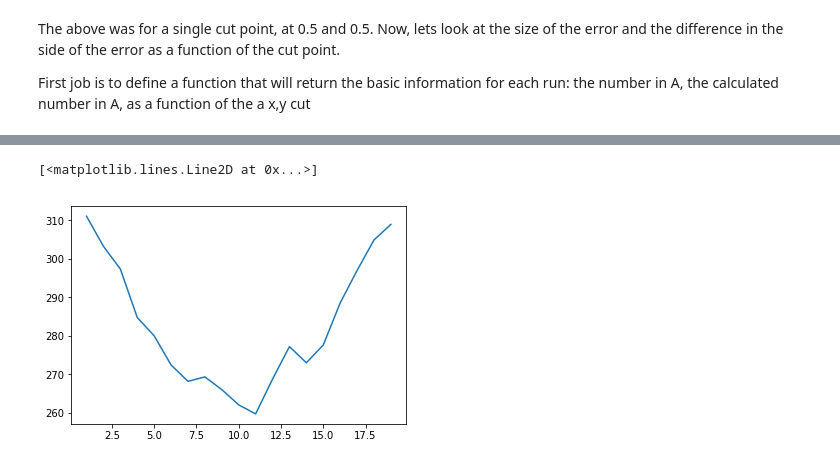
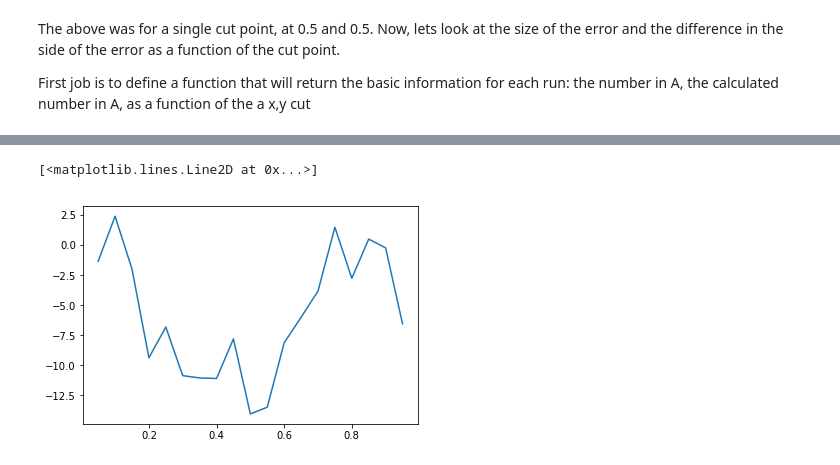
Before and after one commit to gordonwatts/ABCDStatTests, a Jupyter notebook: notebooks/ABCDStatStudy.ipynb, the cells around one changed output, grey strips where cells are left out. Drawn from its saved outputs; the diff is of its cells as text; code cells hidden in the pictures.

```diff
--- a/notebooks/ABCDStatStudy.ipynb
+++ b/notebooks/ABCDStatStudy.ipynb
@@ -24,8 +25,12 @@ Make running the ABCDTester code easy from within this notebook
 # %%
 import os
 import pandas as pd
-def abcd_run(nevents = 100000, ntrials=20000, x_cut = 0.5, y_cut = 0.5):
-    cmd = '%s --NEvents %d --NTrials %d --XCut %f --YCut %f --MinError 0.005 > run.txt' % (ABCDTesterPath, nevents, ntrials, x_cut, y_cut)
+def abcd_run(nevents = 100000, ntrials=20000, x_cut = 0.5, y_cut = 0.5, min_error = 0.005):
+    if min_error > 0.0:
+        stop_condition = "--MinError %f" % min_error
+    else:
+        stop_condition = "--NEvents %d" % nevents
+    cmd = '%s --NTrials %d --XCut %f --YCut %f %s > run.txt' % (ABCDTesterPath, ntrials, x_cut, y_cut, stop_condition)
     if os.system(cmd) != 0:
         raise RuntimeError ("Unable to run %s" % cmd)
     v = pd.read_csv("run.txt")
@@ -140,8 +145,8 @@ The above was for a single cut point, at 0.5 and 0.5. Now, lets look at the size
 
 First job is to define a function that will return the basic information for each run: the number in A, the calculated number in A, as a function of the a x,y cut
 # %%
-def calcErrorForXYCut(x_cut = 0.5, y_cut = 0.5, ntrials = 10000):
-    v = abcd_run(ntrials = ntrials, x_cut = x_cut, y_cut = y_cut)
+def calcErrorForXYCut(x_cut = 0.5, y_cut = 0.5, ntrials = 10000, min_error = 0.005, nevents = 1000):
+    v = abcd_run(ntrials = ntrials, x_cut = x_cut, y_cut = y_cut, nevents = nevents, min_error = min_error)
     fitDataCalcA = fitGaus(v['CalcA'], plot = False)
     return (v['A'].mean(), v['CalcA StdDev'].mean(), abs(fitDataCalcA[2]))
 # %% [markdown]
@@ -168,4 +177,4 @@ Here it is very stable by the time we hit about 5000. It would be interesting to
 Lets look at the behavior of the errors as a function of the x/y cut when they are run together.
 # %%
 cut_values = range(1, 20)
-abcd_at_cuts = [calcErrorForXYCut(x_cut = c*0.05, y_cut = c*0.05, ntrials=10000) for c in cut_values]
+abcd_at_cuts = [calcErrorForXYCut(x_cut = c*0.05, y_cut = c*0.05, ntrials=1000) for c in cut_values]
@@ -172,5 +188,5 @@ abcd_at_cuts = [calcErrorForXYCut(x_cut = c*0.05, y_cut = c*0.05, ntrials=10000)
 # %%
-plt.plot(cut_values, [v[2] for v in abcd_at_cuts])
+plt.plot([i*0.05 for i in cut_values], [v[2]-v[1] for v in abcd_at_cuts])
 # %% [output]
 [<matplotlib.lines.Line2D at 0x...>]
-[figure, old version]
+[figure, new version]
```
Also changed, not shown: parts of 32 cells of this notebook.
